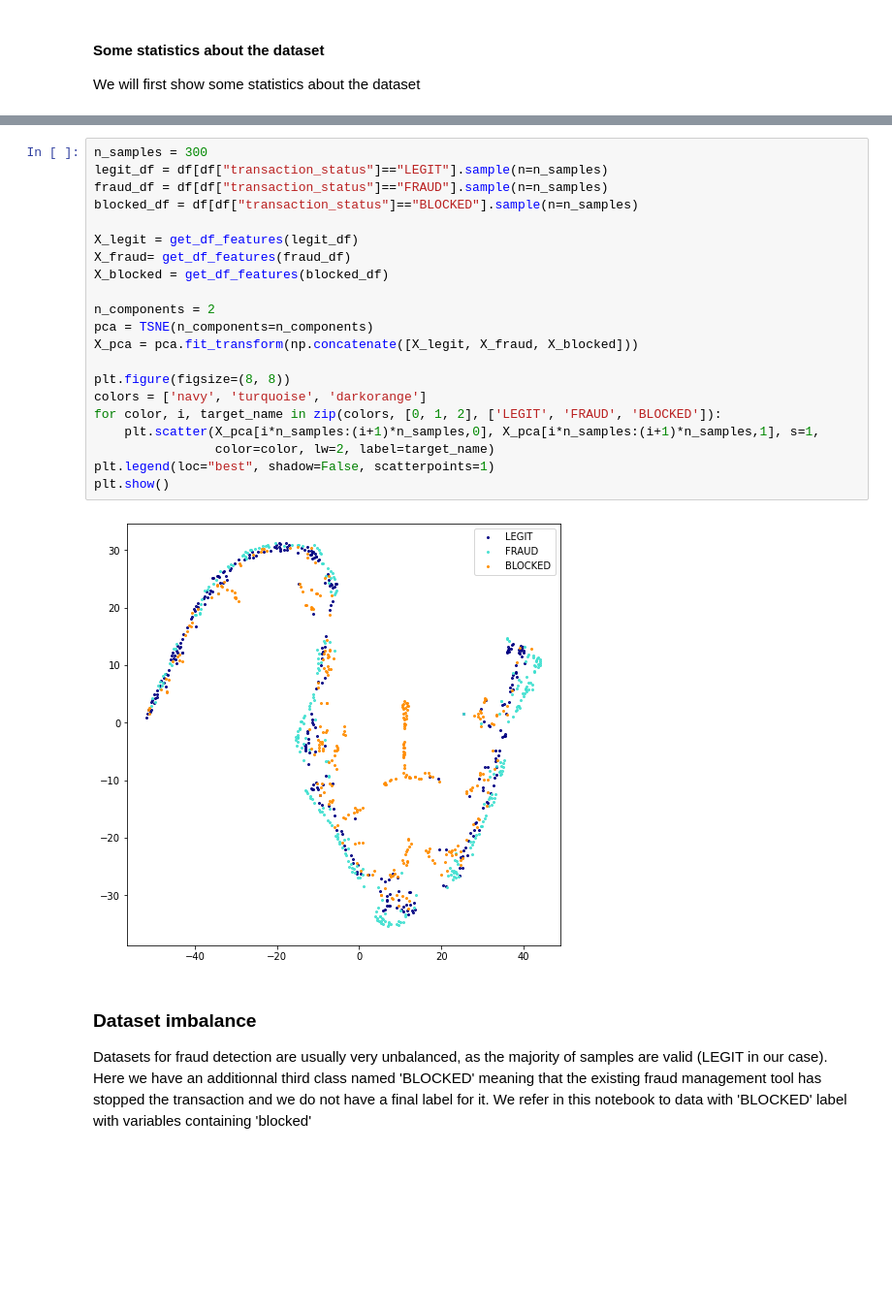
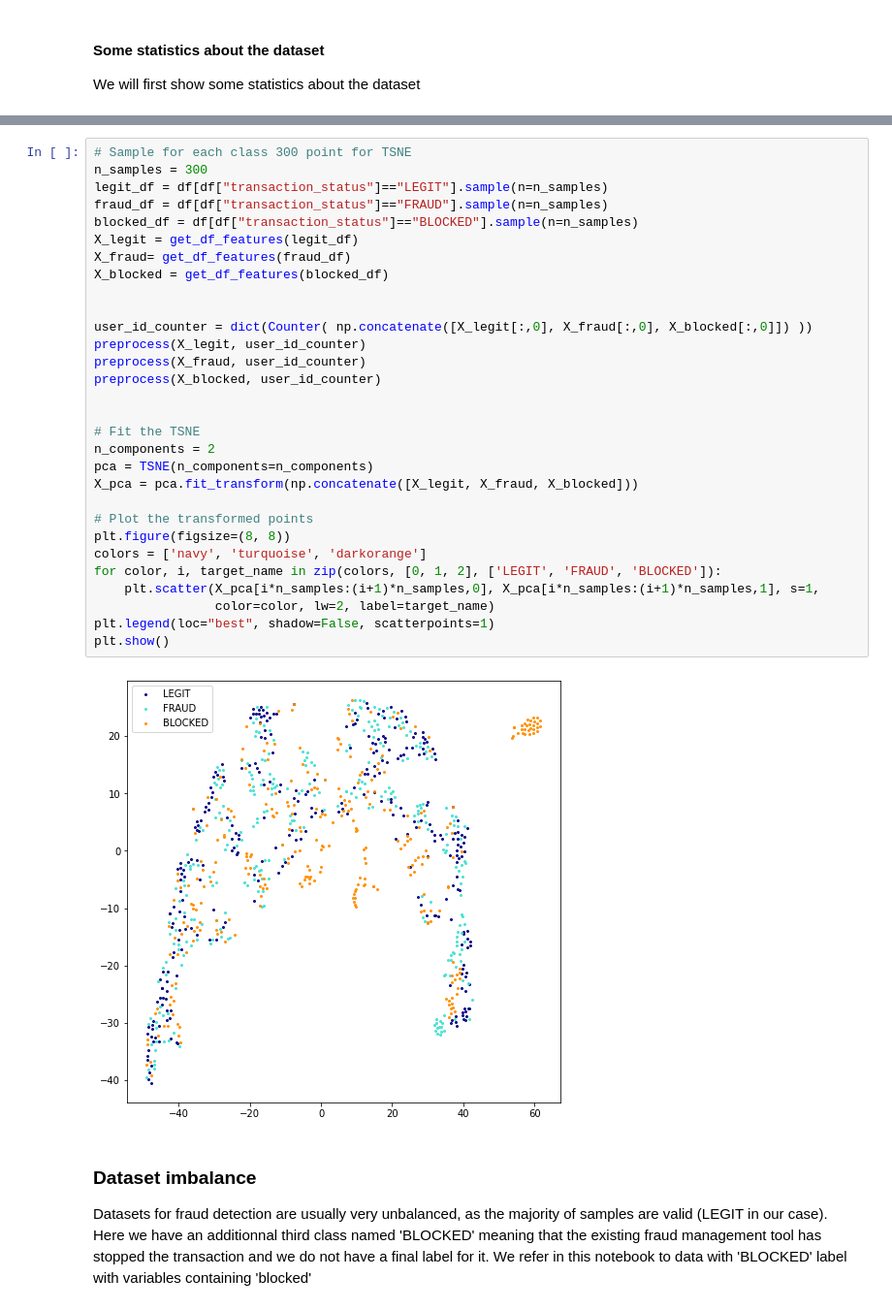
Before and after one commit to Baumanar/ubisoft-test, a Jupyter notebook: assemble_adaboost.ipynb, the cells around one changed output, grey strips where cells are left out. Shown: that part at 97% size. Cells and saved outputs as stored; diff of their text form; blank space fills up the shorter version.

```diff
--- a/assemble_adaboost.ipynb
+++ b/assemble_adaboost.ipynb
@@ -36,26 +43,35 @@ Let's try to visualize the data with a TSNE. We sample `n_samples = 300` from ea
 # %%
+# Sample for each class 300 point for TSNE
 n_samples = 300
 legit_df = df[df["transaction_status"]=="LEGIT"].sample(n=n_samples)
 fraud_df = df[df["transaction_status"]=="FRAUD"].sample(n=n_samples)
 blocked_df = df[df["transaction_status"]=="BLOCKED"].sample(n=n_samples)
-
 X_legit = get_df_features(legit_df)
 X_fraud= get_df_features(fraud_df)
 X_blocked = get_df_features(blocked_df)
 
+
+user_id_counter = dict(Counter( np.concatenate([X_legit[:,0], X_fraud[:,0], X_blocked[:,0]]) ))
+preprocess(X_legit, user_id_counter)
+preprocess(X_fraud, user_id_counter)
+preprocess(X_blocked, user_id_counter)
+
+
+# Fit the TSNE
 n_components = 2
 pca = TSNE(n_components=n_components)
 X_pca = pca.fit_transform(np.concatenate([X_legit, X_fraud, X_blocked]))
 
+# Plot the transformed points
 plt.figure(figsize=(8, 8))
 colors = ['navy', 'turquoise', 'darkorange']
 for color, i, target_name in zip(colors, [0, 1, 2], ['LEGIT', 'FRAUD', 'BLOCKED']):
     plt.scatter(X_pca[i*n_samples:(i+1)*n_samples,0], X_pca[i*n_samples:(i+1)*n_samples,1], s=1,
                 color=color, lw=2, label=target_name)
 plt.legend(loc="best", shadow=False, scatterpoints=1)
 plt.show()
 # %% [output]
-[figure, old version]
+[figure, new version]
 # %% [markdown]
 ### Dataset imbalance
 
```
Also changed, not shown: parts of 11 cells of this notebook, 7 other files.
